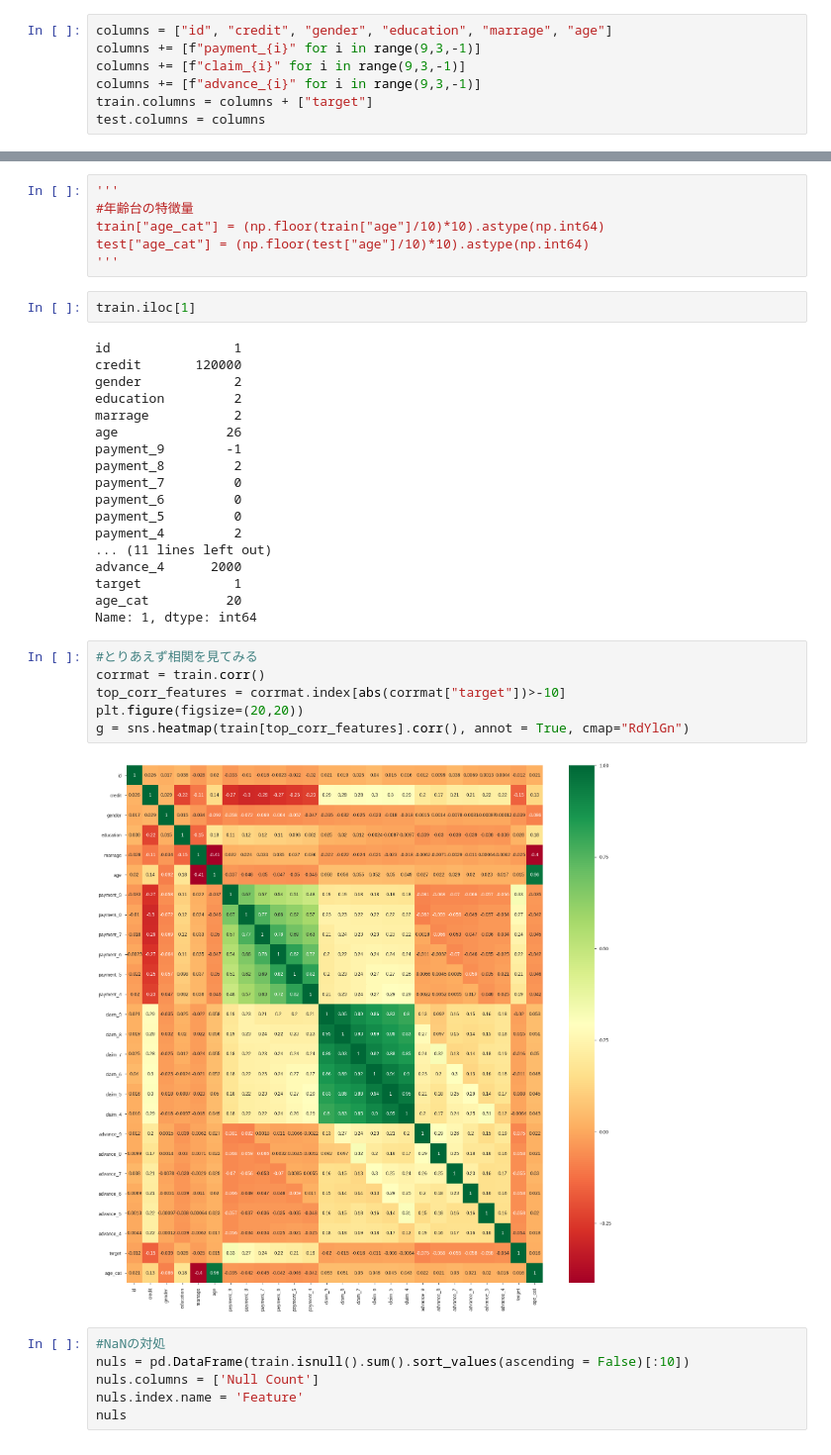
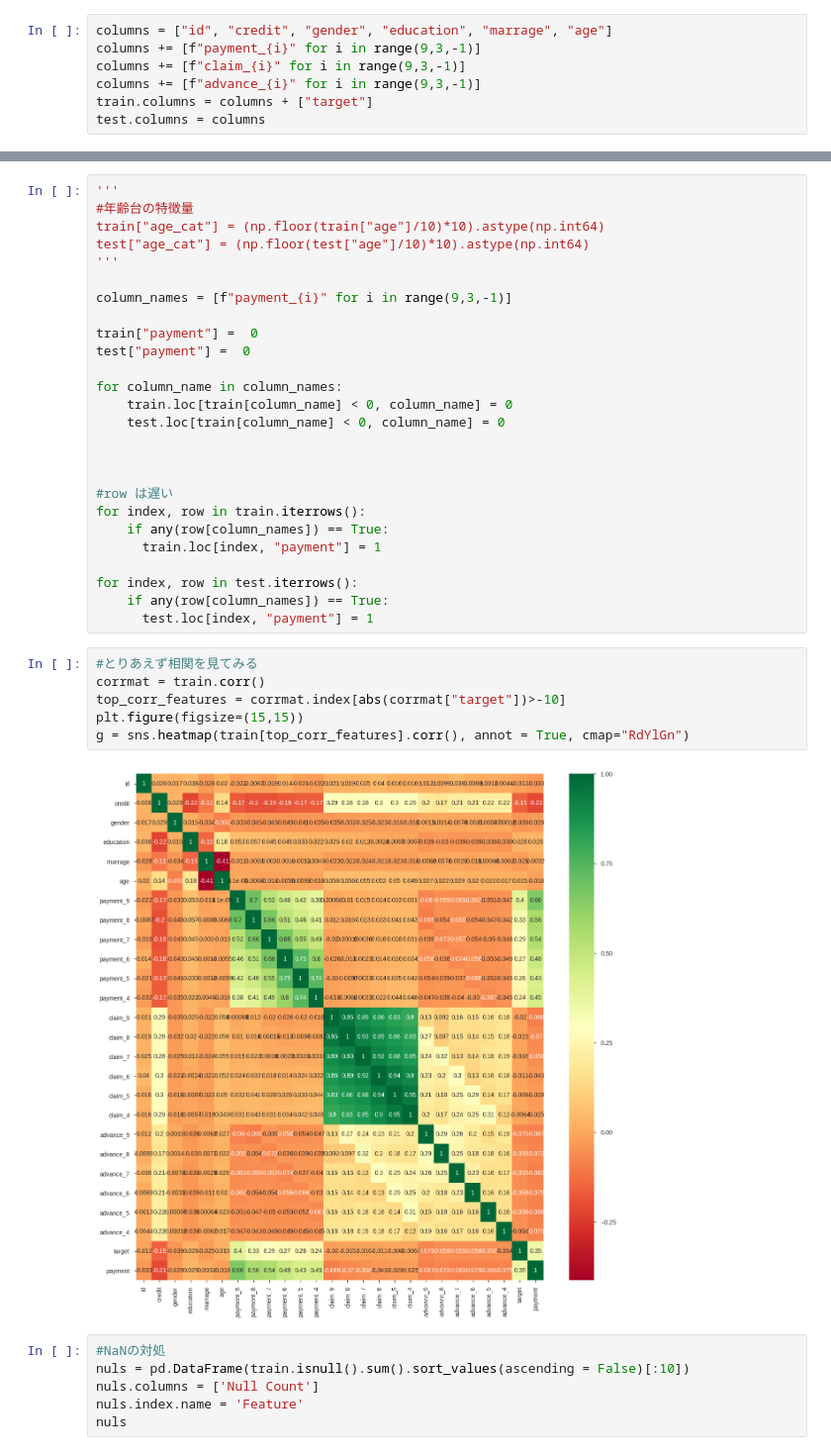
Before and after one commit to takumi5757/git_probspace, a Jupyter notebook: credit_compe.ipynb, the cells around one changed output, grey strips where cells are left out. Shown at 99% size. Drawn from its saved outputs; the diff is of its cells as text.

```diff
--- a/credit_compe.ipynb
+++ b/credit_compe.ipynb
@@ -67,37 +65,37 @@ train.head(10)
-# %%
-'''
-#年齢台の特徴量
-train["age_cat"] = (np.floor(train["age"]/10)*10).astype(np.int64)
-test["age_cat"] = (np.floor(test["age"]/10)*10).astype(np.int64)
-'''
-# %%
-train.iloc[1]
-# %% [output]
-id                1
-credit       120000
-gender            2
-education         2
-marrage           2
-age              26
-payment_9        -1
-payment_8         2
-payment_7         0
-payment_6         0
-payment_5         0
-payment_4         2
-... (11 lines left out)
-advance_4      2000
-target            1
-age_cat          20
-Name: 1, dtype: int64
+# %%
+'''
+#年齢台の特徴量
+train["age_cat"] = (np.floor(train["age"]/10)*10).astype(np.int64)
+test["age_cat"] = (np.floor(test["age"]/10)*10).astype(np.int64)
+'''
+
+column_names = [f"payment_{i}" for i in range(9,3,-1)]
+
+train["payment"] =  0
+test["payment"] =  0
+
+for column_name in column_names:
+    train.loc[train[column_name] < 0, column_name] = 0
+    test.loc[train[column_name] < 0, column_name] = 0
+
+
+
+#row は遅い
+for index, row in train.iterrows():
+    if any(row[column_names]) == True:
+      train.loc[index, "payment"] = 1
+
+for index, row in test.iterrows():
+    if any(row[column_names]) == True:
+      test.loc[index, "payment"] = 1
 # %%
 #とりあえず相関を見てみる
 corrmat = train.corr()
 top_corr_features = corrmat.index[abs(corrmat["target"])>-10]
-plt.figure(figsize=(20,20))
+plt.figure(figsize=(15,15))
 g = sns.heatmap(train[top_corr_features].corr(), annot = True, cmap="RdYlGn")
 # %% [output]
-[figure, old version]
+[figure, new version]
 # %%
 #NaNの対処
 nuls = pd.DataFrame(train.isnull().sum().sort_values(ascending = False)[:10])
```
Also changed, not shown: parts of 5 cells of this notebook.
